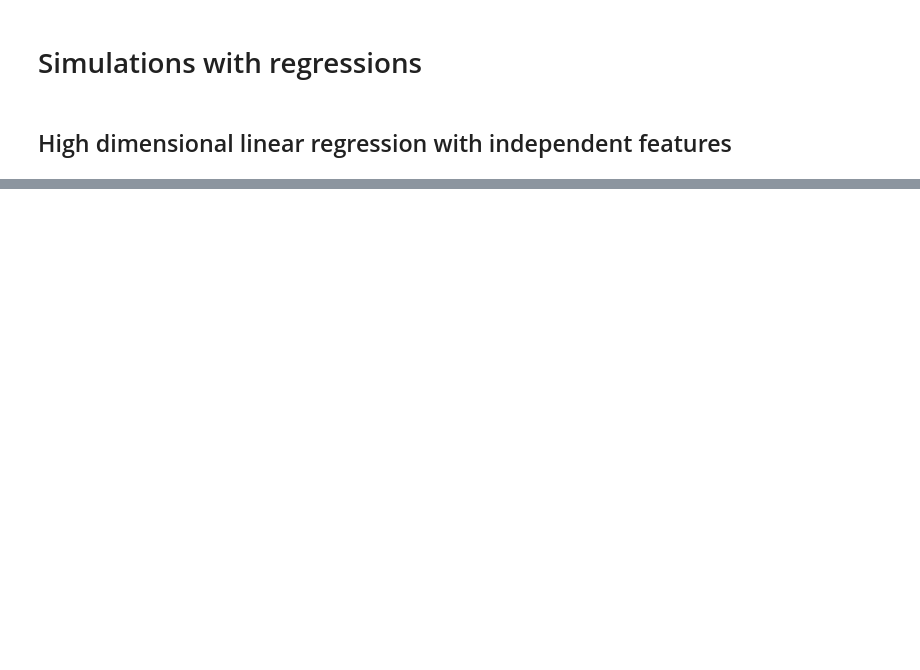
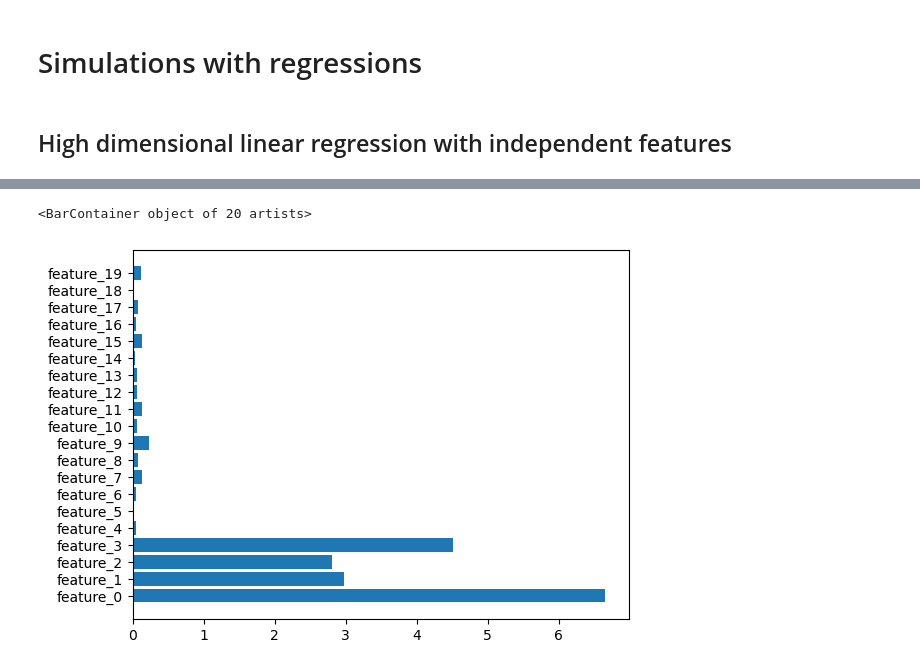
Before and after one commit to erialc-cal/ShapleyMP, a Jupyter notebook: Exp_SimulatedRegressions.ipynb, the cells around one changed output, grey strips where cells are left out. Drawn from its saved outputs; the diff is of its cells as text; code cells hidden in the pictures; blank space fills up the shorter version.

```diff
--- a/Exp_SimulatedRegressions.ipynb
+++ b/Exp_SimulatedRegressions.ipynb
@@ -52,2 +48,0 @@ res = minipatch_regression(X_train, y_train, X_test, model, 0.2, 1000)
-# %%
-shap = mp_shapley(X_test, res)
@@ -58,9 +59,12 @@ beta
 # %%
 import shap
 model = LinearRegression()
-model.fit(X_train, y_train)
+model.fit(X[~np.where(in_mp_loo == True)[1],:] ,y[~np.where(in_mp_loo == True)[1]] )
 explainer = shap.Explainer(model.predict, X_test)
 # Calculates the SHAP values - It takes some time
 shap_values_lr = explainer(X_test)
 # %%
-plt.barh([i for i in range(M)], np.mean(np.abs(shap_values_lr.values),axis=0))
+plt.barh(['feature_{}'.format(i) for i in range(M)], np.mean(np.abs(shap_values_lr.values),axis=0))
+# %% [output]
+<BarContainer object of 20 artists>
+[figure, added]
```
Also changed, not shown: parts of 12 cells of this notebook, 4 other files.
